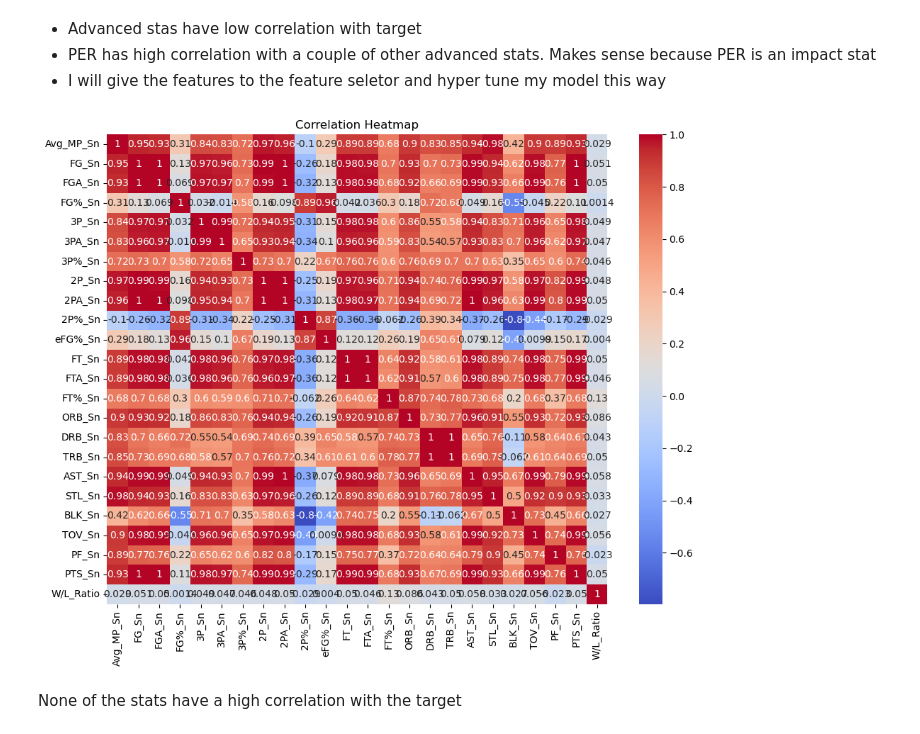
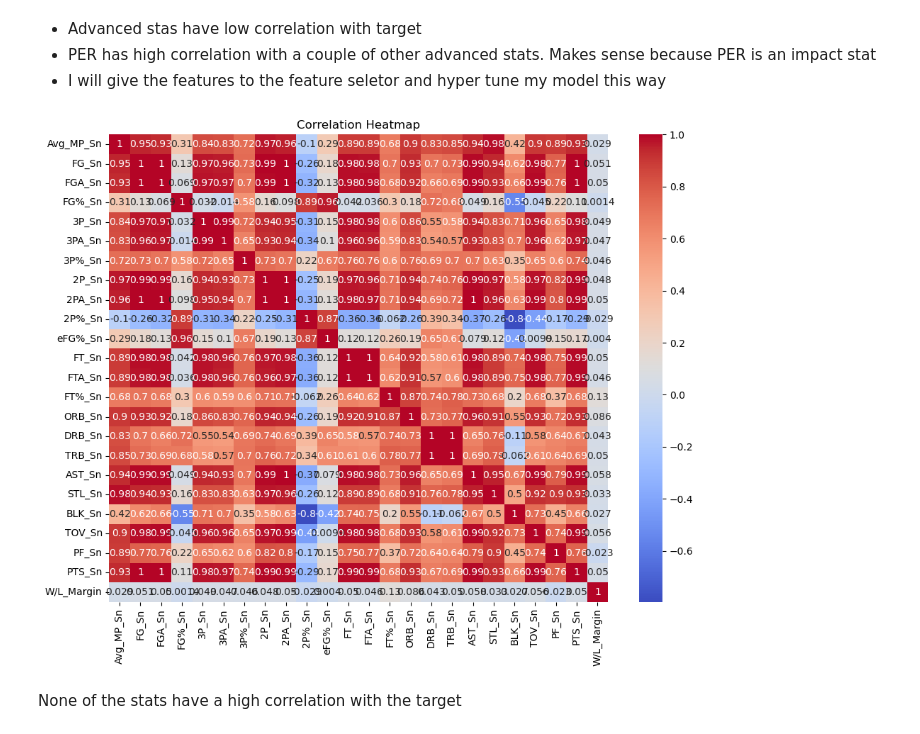
Before and after one commit to sabrinasayed99/Ph4_NBA_Player_Performance, a Jupyter notebook: EDA.ipynb, the cells around one changed output. Saved outputs shown, nothing was run; the diff lists cells and outputs as text; code cells hidden in the pictures.

```diff
--- a/EDA.ipynb
+++ b/EDA.ipynb
@@ -91,17 +92,17 @@ plt.show()
 - PER has high correlation with a couple of other advanced stats. Makes sense because PER is an impact stat
 - I will give the features to the feature seletor and hyper tune my model this way
 # %%
-seasonal_corr = ['Avg_MP_Sn', 'FG_Sn', 'FGA_Sn', 'FG%_Sn', '3P_Sn', '3PA_Sn',
+seasonal_corr = ['Avg_MP_Sn', 'FG_Sn', 'FGA_Sn', 'FG%_Sn',  '3P_Sn', '3PA_Sn',
        '3P%_Sn', '2P_Sn', '2PA_Sn', '2P%_Sn', 'eFG%_Sn', 'FT_Sn', 'FTA_Sn',
        'FT%_Sn', 'ORB_Sn', 'DRB_Sn', 'TRB_Sn', 'AST_Sn', 'STL_Sn', 'BLK_Sn',
-       'TOV_Sn', 'PF_Sn', 'PTS_Sn', 'W/L_Ratio']
+       'TOV_Sn', 'PF_Sn', 'PTS_Sn','W/L_Margin']
 
 plt.figure(figsize=(10, 8))
 sns.heatmap(df[seasonal_corr].corr(numeric_only=True), annot=True, cmap='coolwarm')
 plt.title('Correlation Heatmap')
 plt.tight_layout()
 plt.show()
 # %% [output]
-[figure, old version]
+[figure, new version]
 # %% [markdown]
 None of the stats have a high correlation with the target
```
Also changed, not shown: parts of 30 cells of this notebook, 16 other files.
